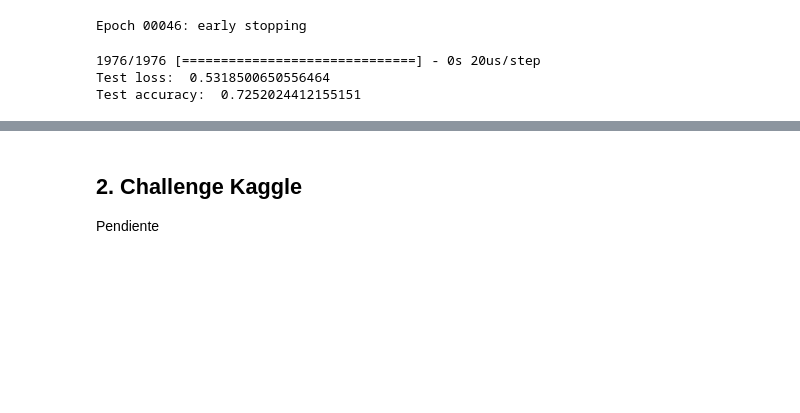
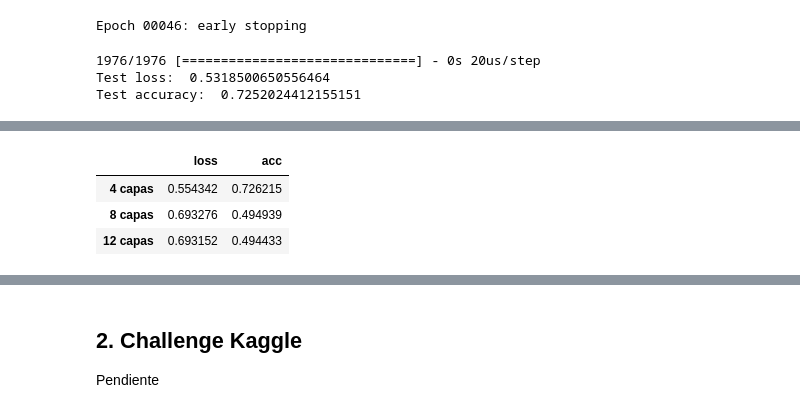
Before and after one commit to jpcastillog/Taller1-ANN, a Jupyter notebook: Taller1.ipynb, the cells around one changed output, grey strips where cells are left out. Cells and saved outputs as stored; diff of their text form; code cells hidden in the pictures; blank space fills up the shorter version.

Commit message:
test de capas para el primer dataset

```diff
--- a/Taller1.ipynb
+++ b/Taller1.ipynb
@@ -313,0 +316,16 @@ Test accuracy:  0.7252024412155151
+# %%
+X_train, X_test, y_train, y_test = train_test_split(df1, df2, test_size=0.2)
+model = Sequential()
+model.add(Dense(22,input_shape=(25,), activation = 'relu'))
+capas = [4,8,12]
+resultados = []
+for j in range(0,len(capas)):
+    for i in range(0,capas[j]):
+        model.add(Dense(14,activation = 'relu'))
+    model.add(Dense(1,activation='sigmoid'))
+    model.compile(loss='binary_crossentropy', optimizer=Adam(lr=0.001), metrics = ['accuracy'])
+    earlystopper = EarlyStopping(monitor='val_loss', min_delta=0, patience=15, verbose=1, mode='auto')
+    history = model.fit(X_train, y_train, epochs = 2000, validation_split = 0.15, verbose = 0,
+                    callbacks = [earlystopper])
+    loss, acc = model.evaluate(X_test, y_test)
+    resultados.append((loss,acc))
@@ -313,0 +339,8 @@ Test accuracy:  0.7252024412155151
+# %%
+tabla = pd.DataFrame(resultados, index =['4 capas', '8 capas', '12 capas'], columns = ['loss', 'acc'])
+tabla
+# %% [output]
+|  | loss | acc |
+| 4 capas | 0.554342 | 0.726215 |
+| 8 capas | 0.693276 | 0.494939 |
+| 12 capas | 0.693152 | 0.494433 |
```
Also changed, not shown: parts of 3 cells of this notebook.
